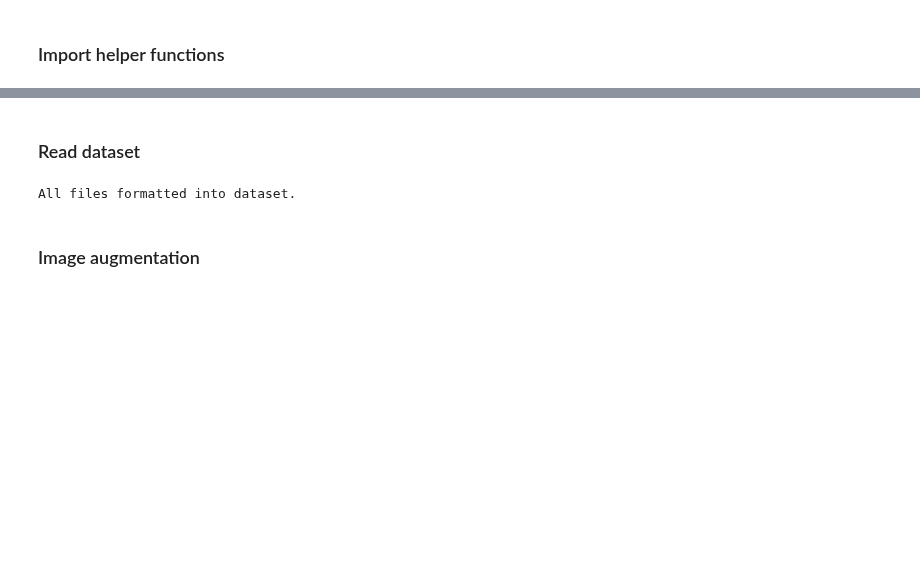
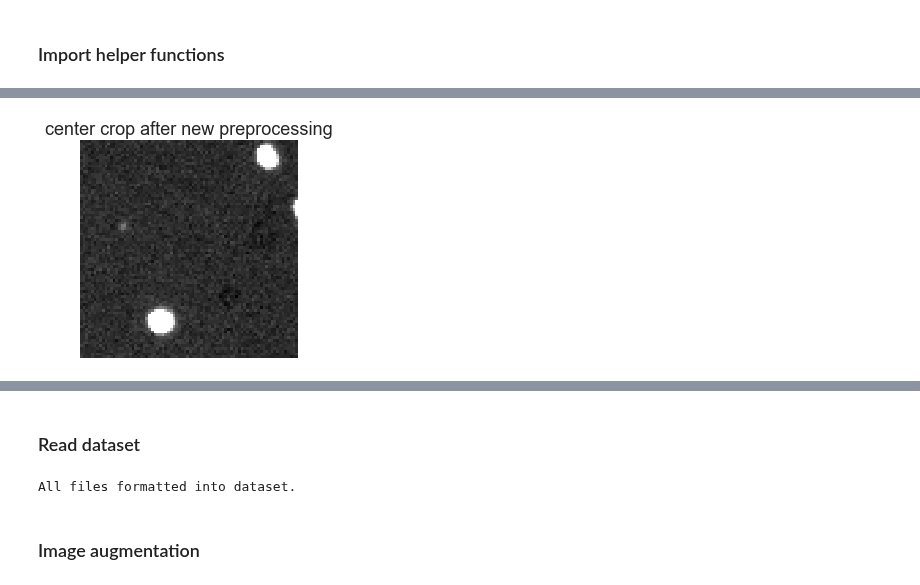
Before and after one commit to leonore/deep-learning-for-immune-cells, a Jupyter notebook: src/cell_autoencoder.ipynb, the cells around one changed output, grey strips where cells are left out. Drawn from its saved outputs; the diff is of its cells as text; code cells hidden in the pictures; blank space fills up the shorter version.

```diff
--- a/src/cell_autoencoder.ipynb
+++ b/src/cell_autoencoder.ipynb
@@ -18,0 +66,4 @@ from keras import backend as K
+# %%
+show_image(center_crop(dataset[12], 80), "center crop after new preprocessing")
+# %% [output]
+[figure, added]
```
Also changed, not shown: parts of 7 cells of this notebook, 1 other file.
